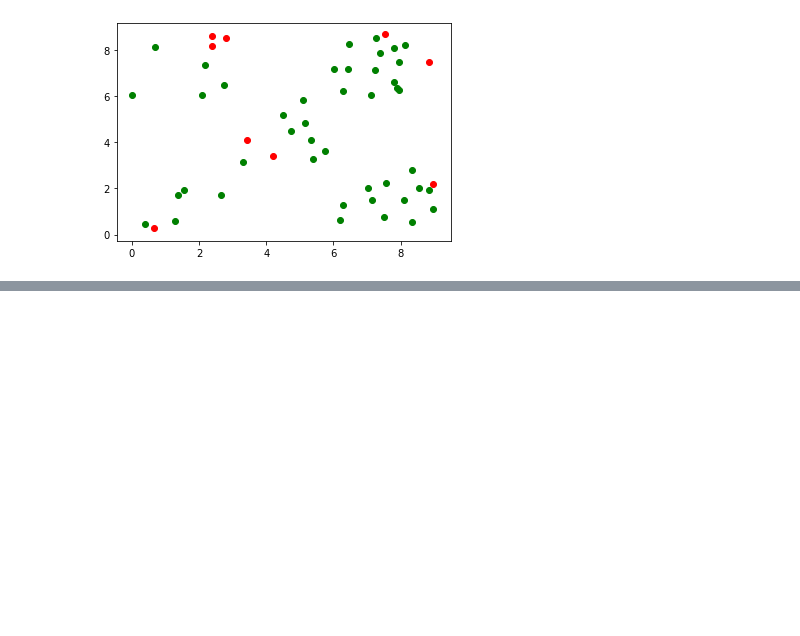
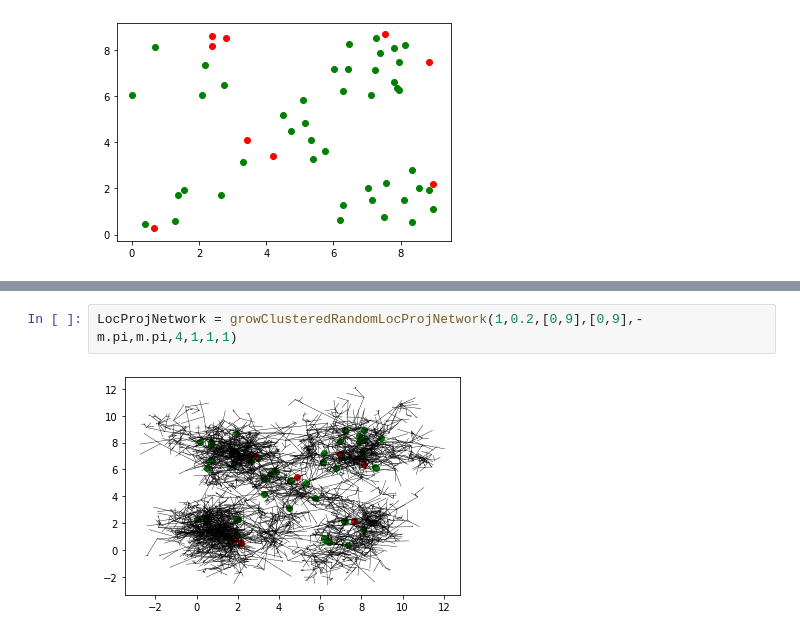
Before and after one commit to rnartallo/randomlygrownnetworks, a Jupyter notebook: initialprojectwork.ipynb, the cells around one changed output, grey strips where cells are left out. Saved outputs shown, nothing was run; the diff lists cells and outputs as text; blank space fills up the shorter version.

Commit message:
RN - clustered network for locproj

```diff
--- a/initialprojectwork.ipynb
+++ b/initialprojectwork.ipynb
@@ -603,3 +608,7 @@ def growRandomLocProjNetwork(inter_mu,proj_mu,x_range,y_range,angle_lowerbound,a
         #remove self connections
         adjacencyMatrix[i][i]=0
     return([adjacencyMatrix,somaPositions])
+# %%
+LocProjNetwork = growClusteredRandomLocProjNetwork(1,0.2,[0,9],[0,9],-m.pi,m.pi,4,1,1,1)
+# %% [output]
+[figure, added]
```
Also changed, not shown: parts of 1 cell of this notebook.
